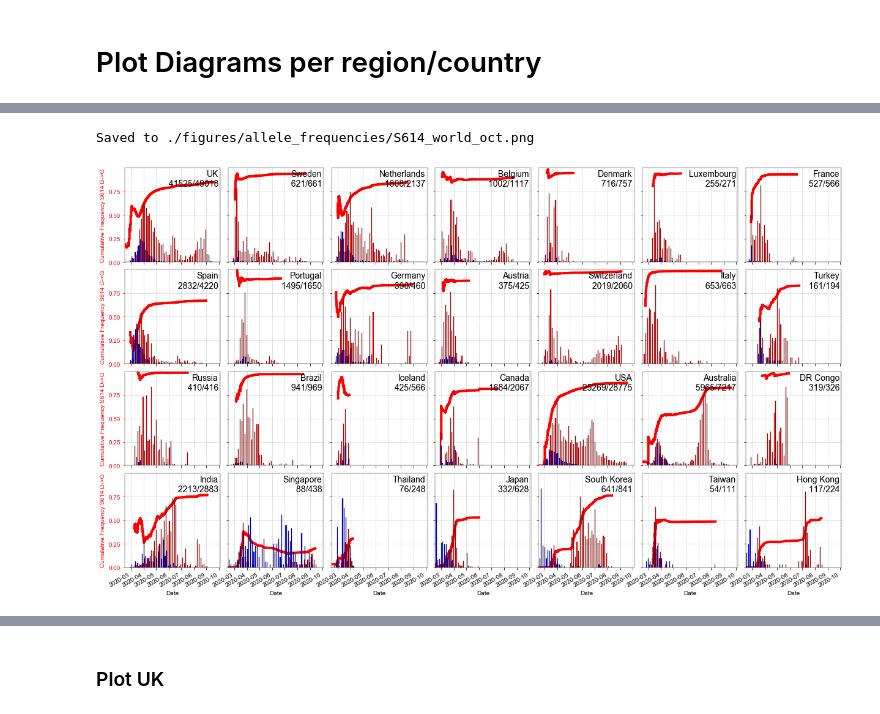
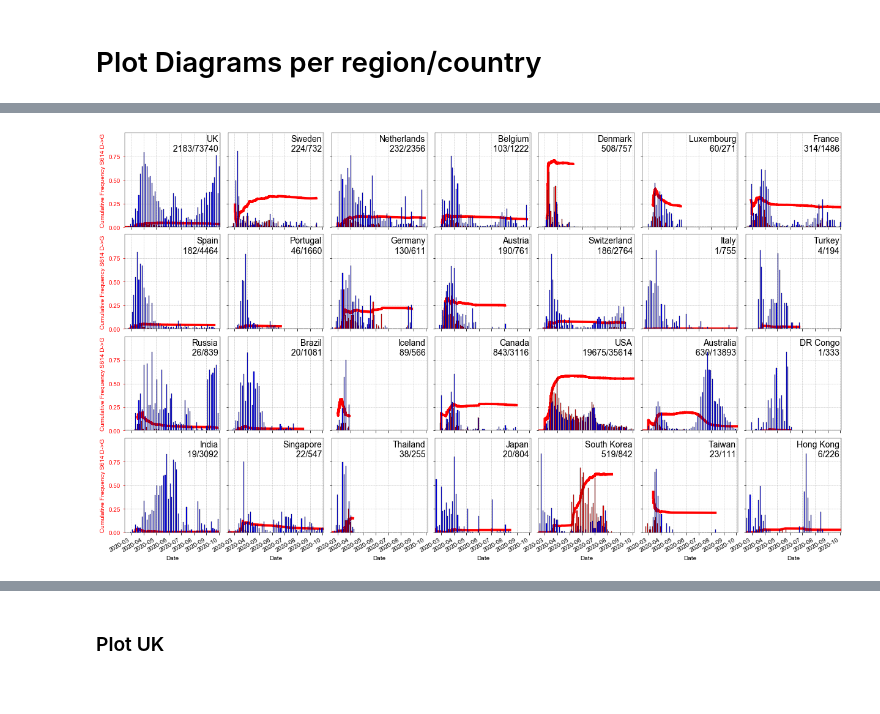
Before and after one commit to hringbauer/covid19_data, a Jupyter notebook: notebooks/figures/plot_all_freqs.ipynb, the cells around one changed output, grey strips where cells are left out. Cells and saved outputs as stored; diff of their text form; code cells hidden in the pictures.

```diff
--- a/notebooks/figures/plot_all_freqs.ipynb
+++ b/notebooks/figures/plot_all_freqs.ipynb
@@ -277,23 +266,22 @@ def array_freqs(
 # %%
 dct_rpl = {"Democratic Republic of the Congo": "DR Congo", "United Kingdom":"UK"}
 df2["country"].replace(dct_rpl, inplace=True)
 
 countries = ["UK", "Sweden", "Netherlands", "Belgium", "Denmark", "Luxembourg", "France", "Spain", "Portugal",
              "Germany", "Austria", "Switzerland", "Italy",
              "Turkey", "Russia",  "Brazil", "Iceland", "Canada", "USA", "Australia", "DR Congo",
              "India", "Singapore", "Thailand", "Japan", "South Korea", "Taiwan", "Hong Kong", "China"]
+
+array_freqs(df=df2, pos=f"1058", flip=False, #23402  #1162 Australian variant 13535 British
+            countries=countries,
+            xlim = [date(2020, 2, 15), date(2020, 10, 5)],
+            txt_xy=(0.98, 0.98), #23402 #35  # Washington Clade
+            n_row=4, n_col=7,
+            fs_l=14, lw=4, c="red", cs=["red", "blue"], hist_bw=4,
+            ylabel="Cumulative Frequency S614 D->G",  # "Cumulative Frequency S614 D->G"
+            savepath="") # ./figures/allele_frequencies/S614_world_oct.png
+# %% [output]
+[figure, added]
-# %%
-array_freqs(df=df2, pos=f"23402", flip=True,
-            countries=countries,
-            xlim = [date(2020, 2, 15), date(2020, 10, 5)],
-            txt_xy=(0.98, 0.98), #23402 #35  # Washington Clade
-            n_row=4, n_col=7,
-            fs_l=14, lw=4, c="red", cs=["red", "blue"], hist_bw=4,
-            ylabel="Cumulative Frequency S614 D->G",  # "Cumulative Frequency S614 D->G"
-            savepath="./figures/allele_frequencies/S614_world_oct.png") # ./figures/dumpster/arr_countries.png
-# %% [output]
-Saved to ./figures/allele_frequencies/S614_world_oct.png
-[figure, removed]
 # %%
 regions = ["Washington", "California", "Utah", "Wisconsin",
            "Minnesota", "New York", "Virginia", "Connecticut",
```
Also changed, not shown: parts of 17 cells of this notebook, 2 other files.
